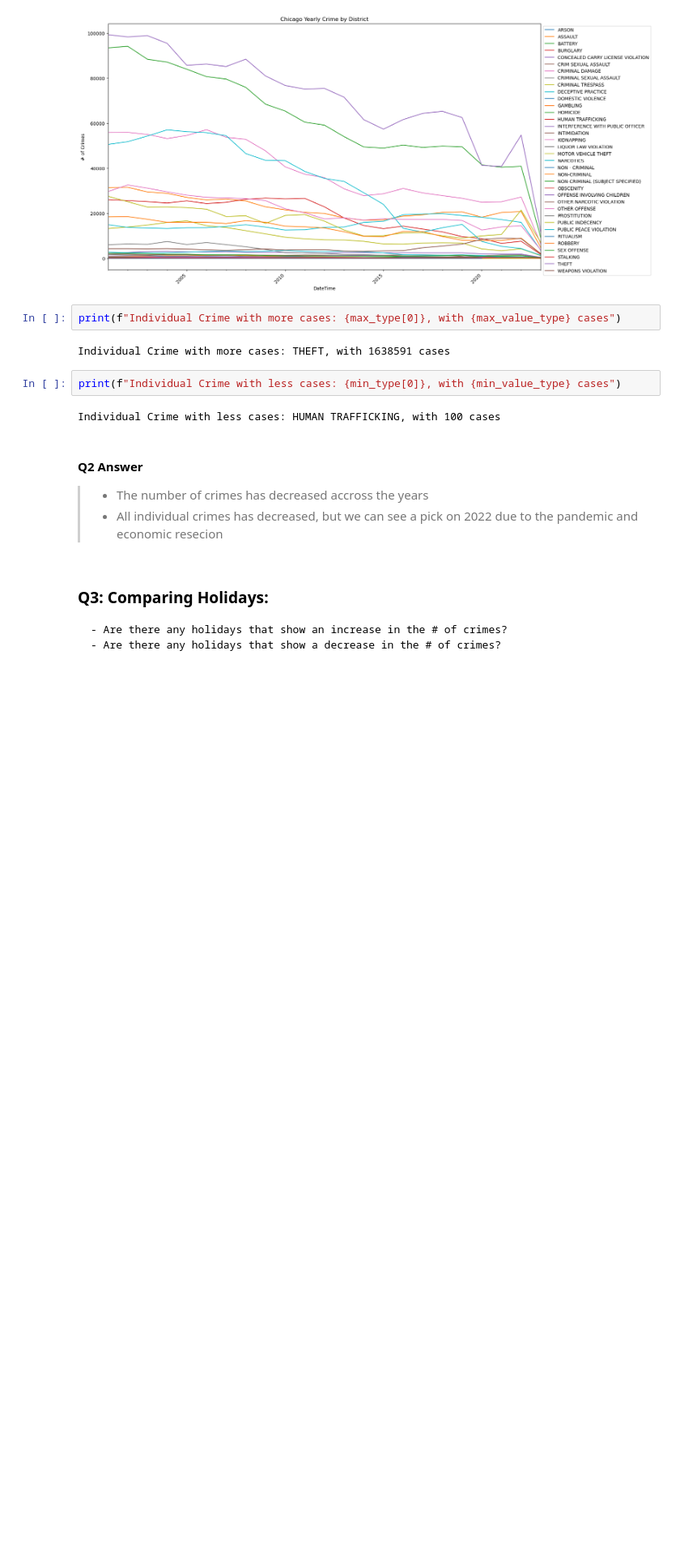
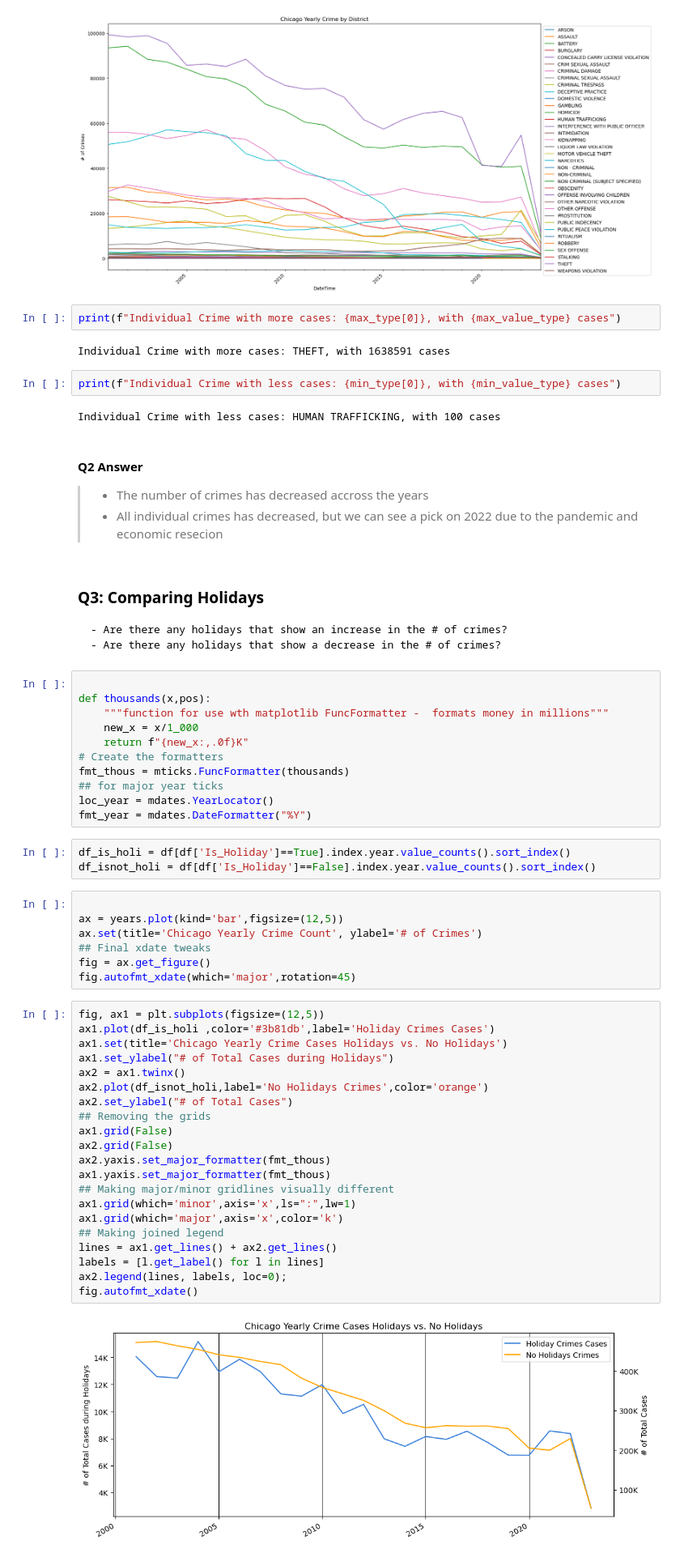
Before and after one commit to pylabview/CORE_Project_4_Part_1, a Jupyter notebook: (Core) Project 4 - Part 1.ipynb, the cells around one changed output. Shown at 81% size. Cells and saved outputs as stored; diff of their text form; blank space fills up the shorter version.

```diff
--- a/(Core) Project 4 - Part 1.ipynb
+++ b/(Core) Project 4 - Part 1.ipynb
@@ -377,6 +378,50 @@ Individual Crime with less cases: HUMAN TRAFFICKING, with 100 cases
 >- The number of crimes has decreased accross the years
 >- All individual crimes has decreased, but we can see a pick on 2022 due to the pandemic and economic resecion
 # %% [markdown]
-### Q3: Comparing Holidays:
+### Q3: Comparing Holidays
     - Are there any holidays that show an increase in the # of crimes?
     - Are there any holidays that show a decrease in the # of crimes?
+# %%
+
+def thousands(x,pos):
+    """function for use wth matplotlib FuncFormatter -  formats money in millions"""
+    new_x = x/1_000
+    return f"{new_x:,.0f}K"
+# Create the formatters
+fmt_thous = mticks.FuncFormatter(thousands)
+## for major year ticks
+loc_year = mdates.YearLocator()
+fmt_year = mdates.DateFormatter("%Y")
+# %%
+df_is_holi = df[df['Is_Holiday']==True].index.year.value_counts().sort_index()
+df_isnot_holi = df[df['Is_Holiday']==False].index.year.value_counts().sort_index()
+# %%
+
+ax = years.plot(kind='bar',figsize=(12,5))
+ax.set(title='Chicago Yearly Crime Count', ylabel='# of Crimes')
+## Final xdate tweaks
+fig = ax.get_figure()
+fig.autofmt_xdate(which='major',rotation=45)
+# %%
+fig, ax1 = plt.subplots(figsize=(12,5))
+ax1.plot(df_is_holi ,color='#3b81db',label='Holiday Crimes Cases')
+ax1.set(title='Chicago Yearly Crime Cases Holidays vs. No Holidays')
+ax1.set_ylabel("# of Total Cases during Holidays")
+ax2 = ax1.twinx()
+ax2.plot(df_isnot_holi,label='No Holidays Crimes',color='orange')
+ax2.set_ylabel("# of Total Cases")
+## Removing the grids
+ax1.grid(False)
+ax2.grid(False)
+ax2.yaxis.set_major_formatter(fmt_thous)
+ax1.yaxis.set_major_formatter(fmt_thous)
+## Making major/minor gridlines visually different
+ax1.grid(which='minor',axis='x',ls=":",lw=1)
+ax1.grid(which='major',axis='x',color='k')
+## Making joined legend
+lines = ax1.get_lines() + ax2.get_lines()
+labels = [l.get_label() for l in lines]
+ax2.legend(lines, labels, loc=0);
+fig.autofmt_xdate()
+# %% [output]
+[figure, added]
```
Also changed, not shown: parts of 7 cells of this notebook.
